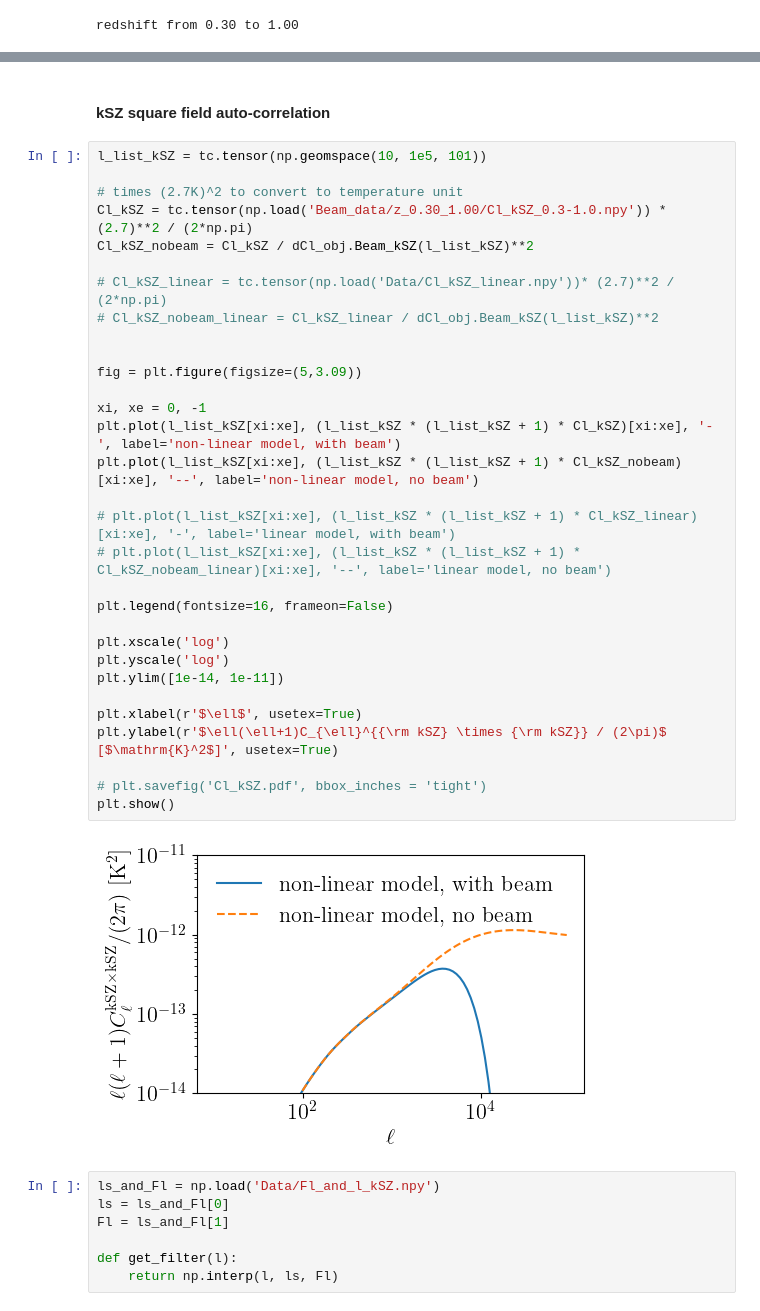
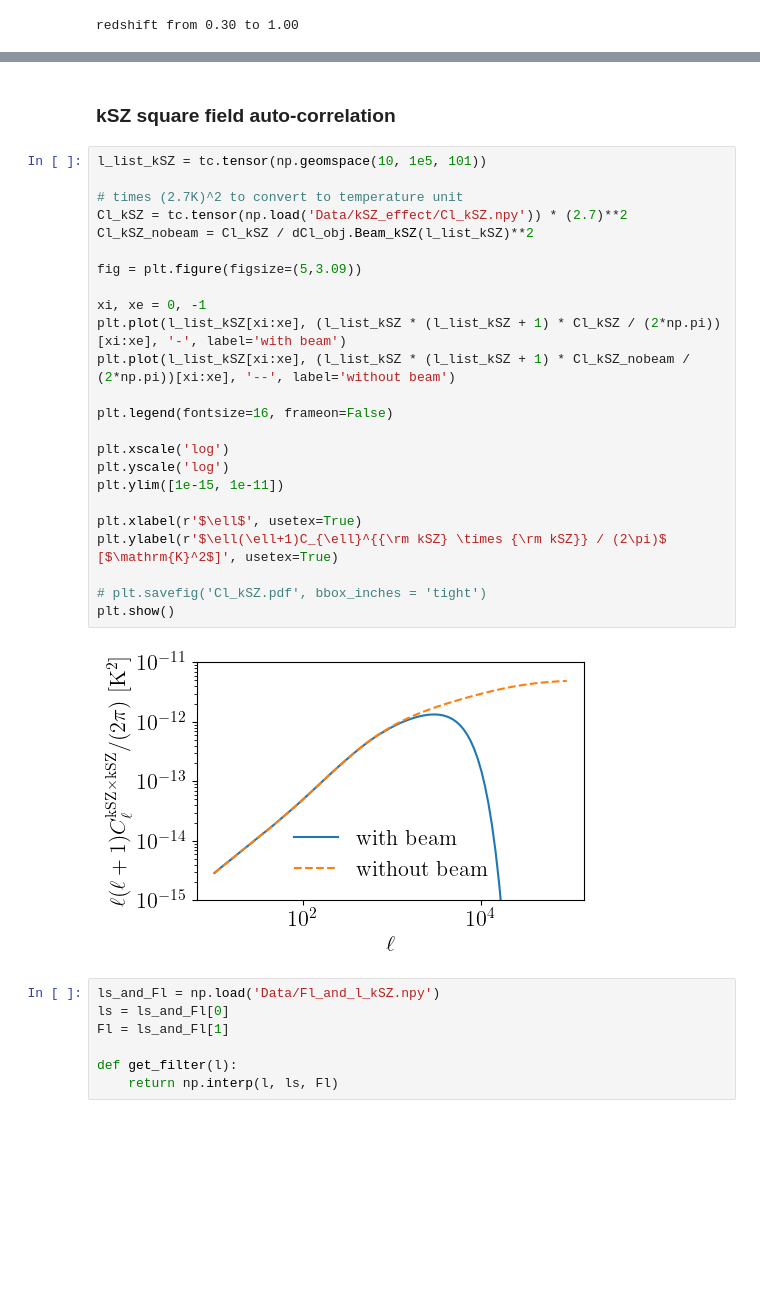
Before and after one commit to Einste11N/SquareField_CrossCorrelation, a Jupyter notebook: Inspection.ipynb, the cells around one changed output, grey strips where cells are left out. Saved outputs shown, nothing was run; the diff lists cells and outputs as text; blank space fills up the shorter version.

```diff
--- a/Inspection.ipynb
+++ b/Inspection.ipynb
@@ -216,38 +264,31 @@ plt.show()
 # %% [markdown]
-#### kSZ square field auto-correlation
+### kSZ square field auto-correlation
 # %%
 l_list_kSZ = tc.tensor(np.geomspace(10, 1e5, 101))
 
 # times (2.7K)^2 to convert to temperature unit
-Cl_kSZ = tc.tensor(np.load('Beam_data/z_0.30_1.00/Cl_kSZ_0.3-1.0.npy')) * (2.7)**2 / (2*np.pi)
+Cl_kSZ = tc.tensor(np.load('Data/kSZ_effect/Cl_kSZ.npy')) * (2.7)**2
 Cl_kSZ_nobeam = Cl_kSZ / dCl_obj.Beam_kSZ(l_list_kSZ)**2
-
-# Cl_kSZ_linear = tc.tensor(np.load('Data/Cl_kSZ_linear.npy'))* (2.7)**2 / (2*np.pi)
-# Cl_kSZ_nobeam_linear = Cl_kSZ_linear / dCl_obj.Beam_kSZ(l_list_kSZ)**2
-
 
 fig = plt.figure(figsize=(5,3.09))
 
 xi, xe = 0, -1
-plt.plot(l_list_kSZ[xi:xe], (l_list_kSZ * (l_list_kSZ + 1) * Cl_kSZ)[xi:xe], '-', label='non-linear model, with beam')
-plt.plot(l_list_kSZ[xi:xe], (l_list_kSZ * (l_list_kSZ + 1) * Cl_kSZ_nobeam)[xi:xe], '--', label='non-linear model, no beam')
-
-# plt.plot(l_list_kSZ[xi:xe], (l_list_kSZ * (l_list_kSZ + 1) * Cl_kSZ_linear)[xi:xe], '-', label='linear model, with beam')
-# plt.plot(l_list_kSZ[xi:xe], (l_list_kSZ * (l_list_kSZ + 1) * Cl_kSZ_nobeam_linear)[xi:xe], '--', label='linear model, no beam')
+plt.plot(l_list_kSZ[xi:xe], (l_list_kSZ * (l_list_kSZ + 1) * Cl_kSZ / (2*np.pi))[xi:xe], '-', label='with beam')
+plt.plot(l_list_kSZ[xi:xe], (l_list_kSZ * (l_list_kSZ + 1) * Cl_kSZ_nobeam / (2*np.pi))[xi:xe], '--', label='without beam')
 
 plt.legend(fontsize=16, frameon=False)
 
 plt.xscale('log')
 plt.yscale('log')
-plt.ylim([1e-14, 1e-11])
+plt.ylim([1e-15, 1e-11])
 
 plt.xlabel(r'$\ell$', usetex=True)
 plt.ylabel(r'$\ell(\ell+1)C_{\ell}^{{\rm kSZ} \times {\rm kSZ}} / (2\pi)$ [$\mathrm{K}^2$]', usetex=True)
 
 # plt.savefig('Cl_kSZ.pdf', bbox_inches = 'tight')
 plt.show()
 # %% [output]
-[figure, old version]
+[figure, new version]
 # %%
 ls_and_Fl = np.load('Data/Fl_and_l_kSZ.npy')
 ls = ls_and_Fl[0]
```
Also changed, not shown: parts of 49 cells of this notebook, 49 other files.
